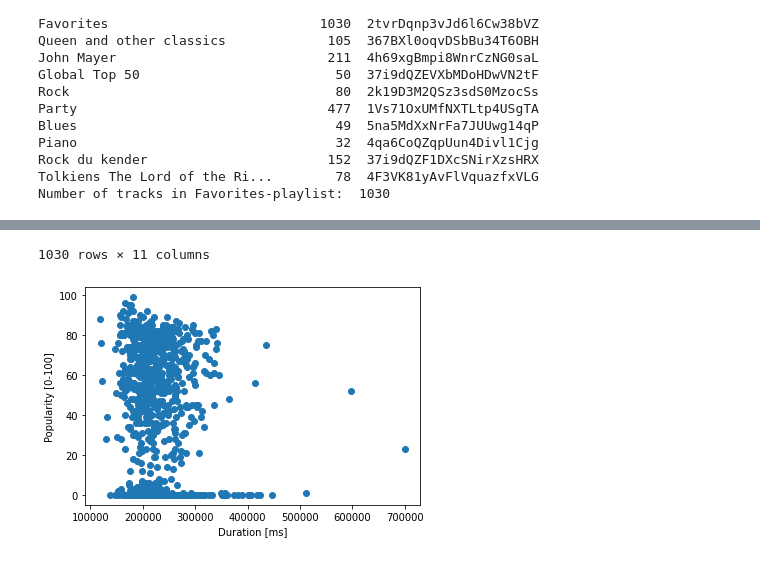
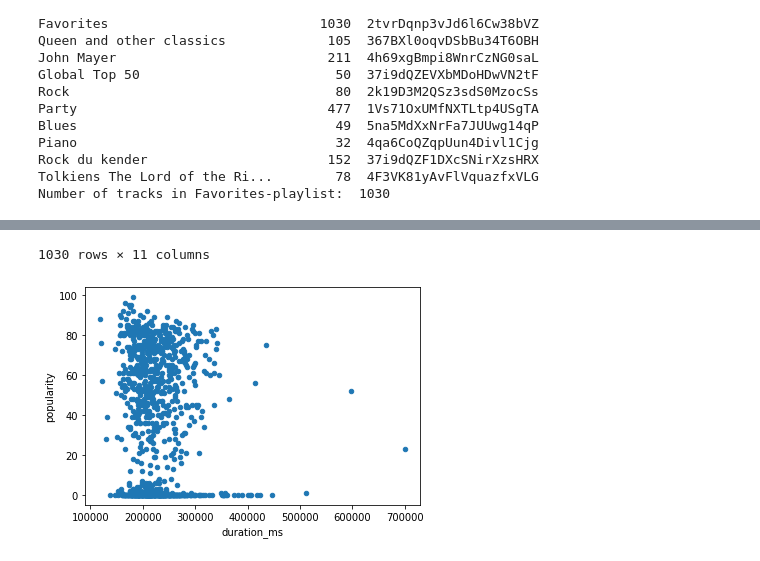
Before and after one commit to AndersBennedsgaard/Spotify-recommendation-project, a Jupyter notebook: analysis.ipynb, the cells around one changed output, grey strips where cells are left out. Saved outputs shown, nothing was run; the diff lists cells and outputs as text; code cells hidden in the pictures.

```diff
--- a/analysis.ipynb
+++ b/analysis.ipynb
@@ -144,7 +146,7 @@ for i in range(0, playlist_df['n_tracks'].Favorites, 100):
         popularity.append(track['track']['popularity'])
         track_id.append(track['track']['id'])
 # %%
-artists_df = pd.DataFrame(artists, columns=[f"Artist {i + 1}" for i in range(max(map(len, artists)))])
+artists_df = pd.DataFrame(artists, columns=[f"artist_{i + 1}" for i in range(max(map(len, artists)))])
 
 favorites_df = pd.DataFrame(
     {
@@ -175,13 +177,25 @@ favorites_df
 | 1029 | 1967-05-12 | Purple Haze | 170813 | 74 | 0wJoRiX5K5BxlqZTolB2LD | Jimi Hendrix | None | None | None | ... |
 1030 rows × 11 columns
 # %%
-cols = favorites_df.columns
-cols = cols[[0, 1, 5, 6, 7, 8, 9, 10, 3, 2, 4]]
+cols = [
+    'release_date',
+    'track_name',
+    'artist_1',
+    'artist_2',
+    'artist_3',
+    'artist_4',
+    'artist_5',
+    'artist_6',
+    'popularity',
+    'duration_ms',
+    'track_id'
+]
 favorites_df = favorites_df[cols]
 
-plt.scatter(favorites_df['duration_ms'], favorites_df['popularity'])
-plt.xlabel('Duration [ms]')
-plt.ylabel('Popularity [0-100]')
+favorites_df.plot.scatter(
+    x='duration_ms', y='popularity',
+    xlabel='Duration [ms]', ylabel='Popularity [0-100]'
+)
 
 favorites_df
 # %% [output]
@@ -200,2 +214,2 @@ favorites_df
 1030 rows × 11 columns
-[figure, old version]
+[figure, new version]
```
Also changed, not shown: parts of 9 cells of this notebook.
